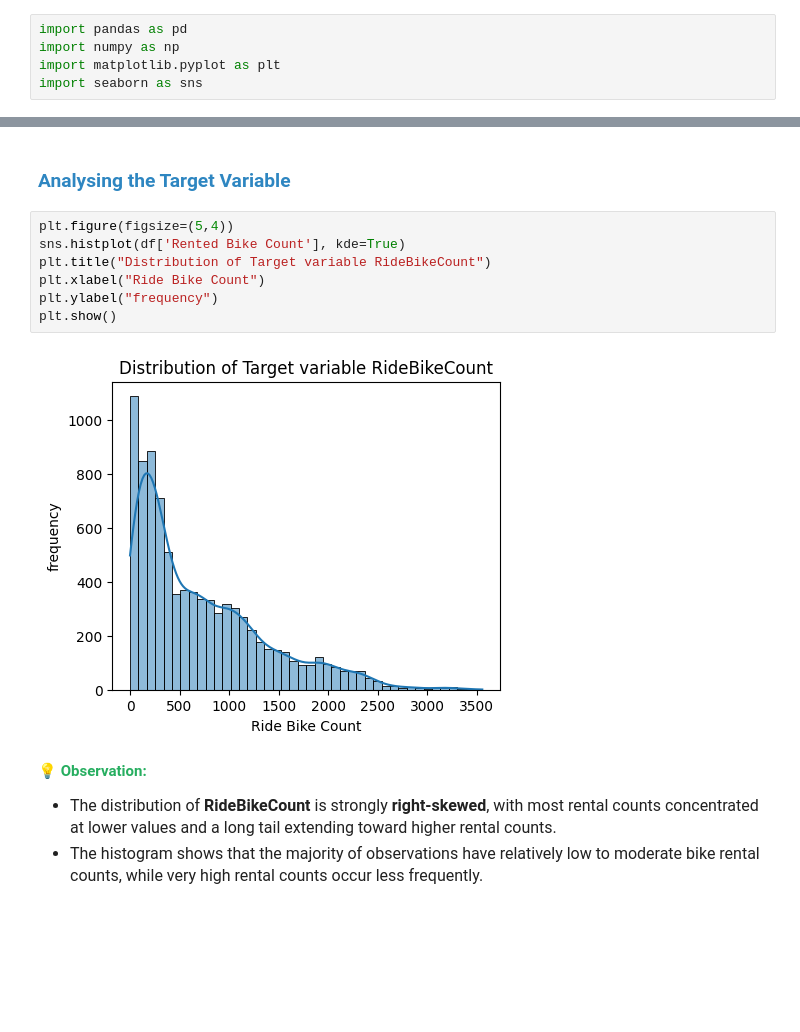
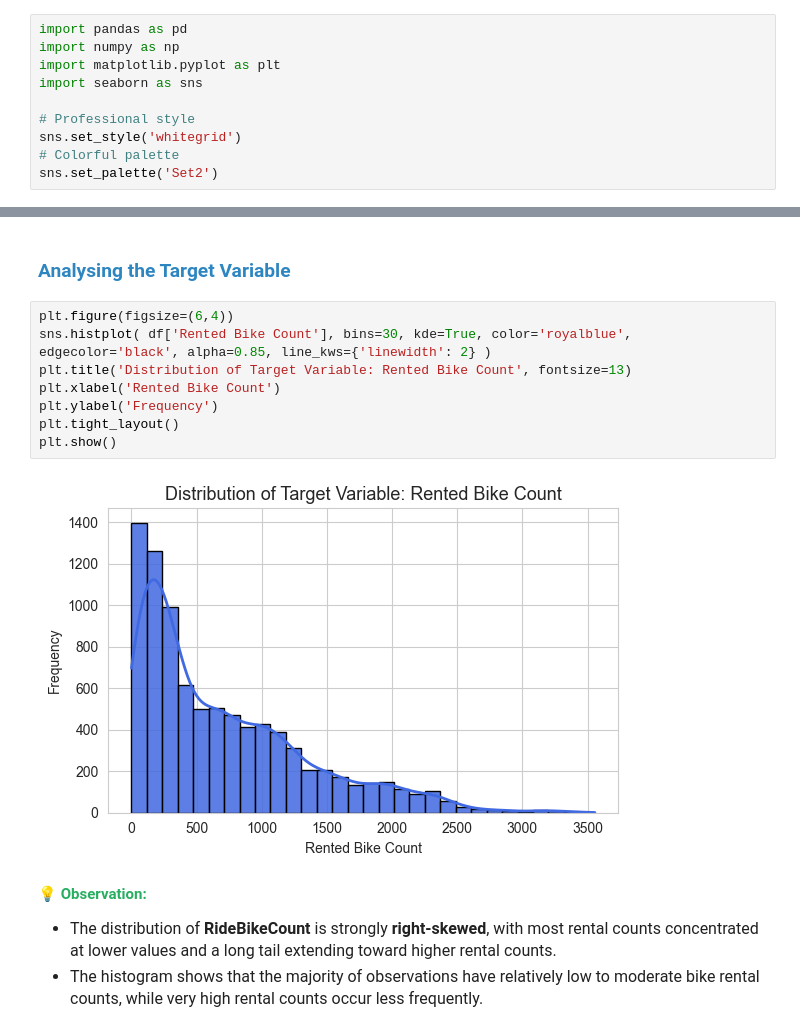
Before and after one commit to Apeetha-Srinivasan/Seoul_Rental_Bike_Sharing_Demand, a Jupyter notebook: main.ipynb, the cells around one changed output, grey strips where cells are left out. Drawn from its saved outputs; the diff is of its cells as text; blank space fills up the shorter version.

```diff
--- a/main.ipynb
+++ b/main.ipynb
@@ -75,6 +75,11 @@ import pandas as pd
 import numpy as np
 import matplotlib.pyplot as plt
 import seaborn as sns
+
+# Professional style
+sns.set_style('whitegrid')
+# Colorful palette
+sns.set_palette('Set2')
 # %% [markdown]
 <h3 style="color:#2E86C1;">Loading Dataset</h3>
 # %%
@@ -592,14 +597,15 @@ plt.show()
 # %% [markdown]
 <h3 style="color:#2E86C1;">Analysing the Target Variable</h3>
 # %%
-plt.figure(figsize=(5,4))
-sns.histplot(df['Rented Bike Count'], kde=True)
-plt.title("Distribution of Target variable RideBikeCount")
-plt.xlabel("Ride Bike Count")
-plt.ylabel("frequency")
+plt.figure(figsize=(6,4))
+sns.histplot( df['Rented Bike Count'], bins=30, kde=True, color='royalblue', edgecolor='black', alpha=0.85, line_kws={'linewidth': 2} )
+plt.title('Distribution of Target Variable: Rented Bike Count', fontsize=13)
+plt.xlabel('Rented Bike Count')
+plt.ylabel('Frequency')
+plt.tight_layout()
 plt.show()
 # %% [output]
-[figure, old version]
+[figure, new version]
 # %% [markdown]
 <p><span style="color:#27AE60;"><b>💡 Observation:</b></span></p> <ul style="font-size:16px; line-height:1.6;"> <li>The distribution of <b>RideBikeCount</b> is strongly <b>right-skewed</b>, with most rental counts concentrated at lower values and a long tail extending toward higher rental counts.</li> <li>The histogram shows that the majority of observations have relatively low to moderate bike rental counts, while very high rental counts occur less frequently.</li></ul>
 # %%
```
Also changed, not shown: parts of 19 cells of this notebook.
